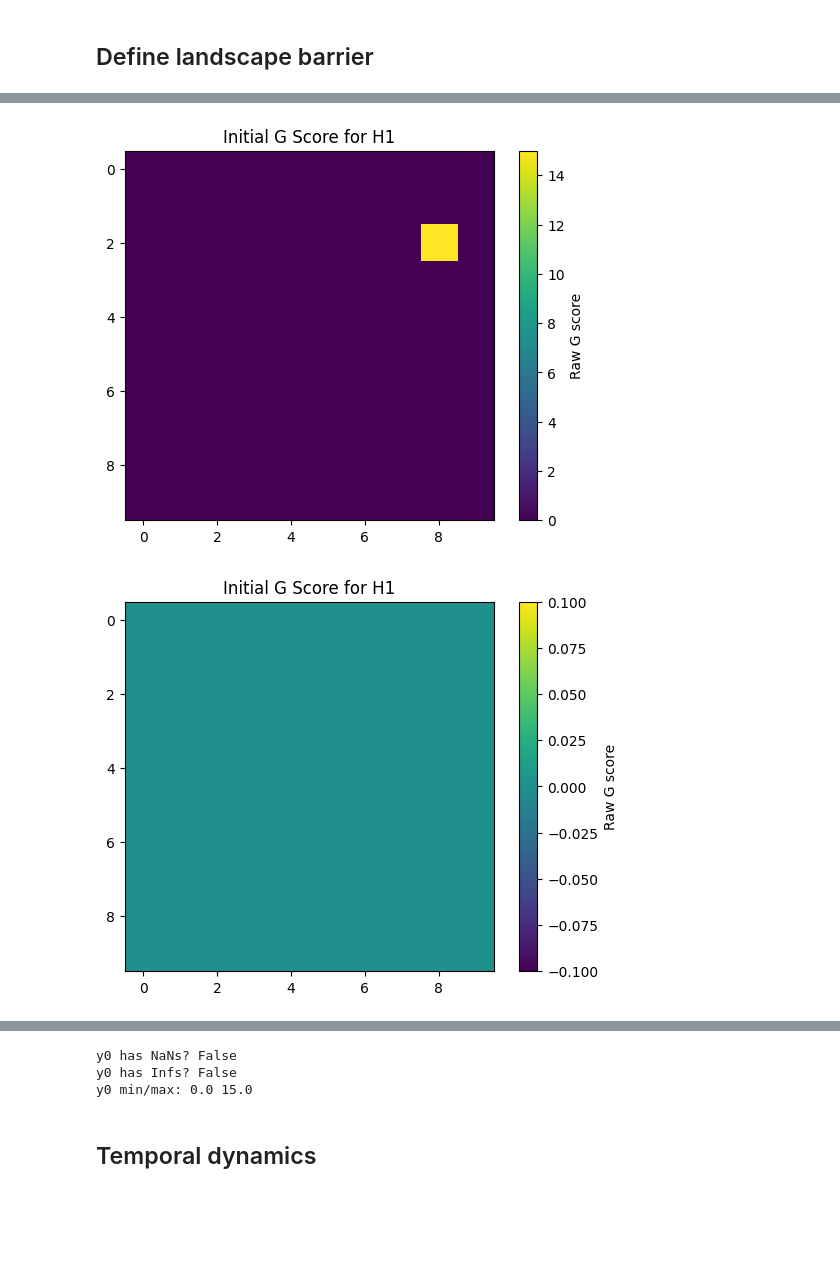
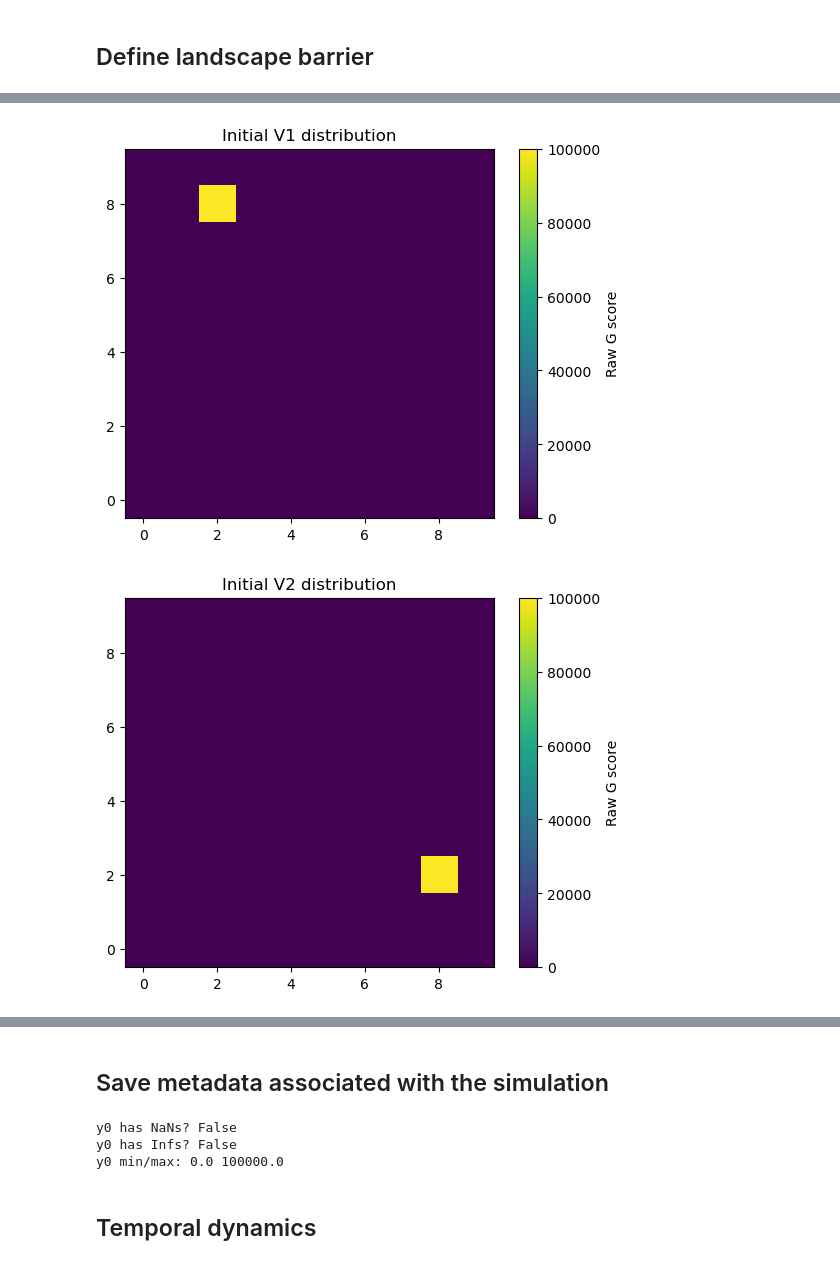
Before and after one commit to RachelDbrg/Chp2, a Jupyter notebook: Main.ipynb, the cells around one changed output, grey strips where cells are left out. Saved outputs shown, nothing was run; the diff lists cells and outputs as text; code cells hidden in the pictures; blank space fills up the shorter version.

Commit message:
addition of the timestamps and the metadata logging

```diff
--- a/Main.ipynb
+++ b/Main.ipynb
@@ -17,7 +17,7 @@ from diffusion_fct import compute_norm_score_patch
 from intermediate import log_intermediates
 
 Nx, Ny, dx, dy, dt, Nt, Lx, Ly = initialize_spatial_parms()
-V1, V2, H1, H2, P, k_V1, k_V2, mask_V2 = initial_sp_distribution(Nx, Ny)
+V1, V2, H1, H2, P, k_V1, k_V2, mask_V2, mask_V1 = initial_sp_distribution(Nx, Ny)
 u_croiss, v_croiss, k_U_val, k_V_norm, k_U_max = initialize_veg_parms()
 
 rho_H1, a_H2, a_H1, h_V2H2, e_V1, e_V2, h_V1H1, h_V2H1, h_V1H2, mu_H2, mu_H1, epsi_AJ, chi_H2, chi_H1, k_H2, k_H1, a_PH2, a_PH1, h_PH1, h_PH2, mu_P, phi_P, h_P, chi_P, epsi_H1H2 = initialize_animal_parms(k_U_val, k_V_norm, k_U_max)
@@ -68,27 +65,50 @@ plot_species_distribution(barrier_mask, Lx, Ly, species_name='Barrier')
 # %%
 score_G_H2, norm_score_G_H2 = compute_norm_score_patch(
     alpha_H2H2, H2,
     alpha_H2V1, V1,
     alpha_H2V2, V2,
     alpha_PH2, P
 )
 
+score_G_H1, norm_score_G_H1 = compute_norm_score_patch(
+    alpha_H1H1, H1,
+    alpha_H1V1, V1,
+    alpha_H1V2, V2,
+    alpha_PH2, P
+)
+
 import matplotlib.pyplot as plt
 
-plt.imshow(V2, cmap='viridis')
+plt.imshow(V1, cmap='viridis', origin='lower')
+plt.colorbar(label='Raw G score')
+plt.title('Initial V1 distribution')
+plt.show()
+
+
+plt.imshow(V2, cmap='viridis', origin='lower')
+plt.colorbar(label='Raw G score')
+plt.title('Initial V2 distribution')
+plt.show()
+
+plt.imshow(score_G_H2, cmap='viridis', origin='lower')
+plt.colorbar(label='Raw G score')
+plt.title('Initial G Score for H2')
+plt.show()
+
+plt.imshow(score_G_H1, cmap='viridis', origin='lower')
 plt.colorbar(label='Raw G score')
 plt.title('Initial G Score for H1')
 plt.show()
 
-plt.imshow(score_G_H2, cmap='viridis')
-plt.colorbar(label='Raw G score')
-plt.title('Initial G Score for H1')
+plt.imshow(norm_score_G_H2, cmap='plasma', origin='lower')
+plt.colorbar(label='Normalized G score')
+plt.title('Normalized G Score for H2')
 plt.show()
 
-plt.imshow(norm_score_G_H2, cmap='plasma')
+plt.imshow(norm_score_G_H1, cmap='plasma', origin='lower')
 plt.colorbar(label='Normalized G score')
 plt.title('Normalized G Score for H1')
 plt.show()
 # %% [output]
-[figure, old version]
+[figure, new version]
-[figure, old version]
+[figure, new version]
@@ -188,2 +221,4 @@ def system_rhs(t, y, Nx, Ny, dx, dy, params, mask_V2, log_fn=None):
 
     return flatten_fields(dV1dt, dV2dt, dH1dt, dH2dt, dPdt)
+# %% [markdown]
+## Save metadata associated with the simulation
@@ -226,15 +290,20 @@ params = {
 # 4. Initialize logs BEFORE defining the function
 logged_score_G_H2 = []
 logged_Dm_eff_H2 = []
+logged_score_G_H1 = []
+logged_Dm_eff_H1 = []
+
 
 # 5. Define the logging function
 def log_intermediates(t, score_G, Dm_eff):
     logged_score_G_H2.append((t, score_G.copy()))
     logged_Dm_eff_H2.append((t, Dm_eff.copy()))
+    logged_score_G_H1.append((t, score_G.copy()))
+    logged_Dm_eff_H1.append((t, Dm_eff.copy()))
 
 # 6. Call solver and pass log function
 sol = solve_ivp(
-    fun=lambda t, y: system_rhs(t, y, Nx, Ny, dx, dy, params, mask_V2, log_fn=log_intermediates),
+    fun=lambda t, y: system_rhs(t, y, Nx, Ny, dx, dy, params, mask_V2, mask_V1, log_fn=log_intermediates),
     t_span=t_span,
     y0=y0,
     t_eval=t_eval,
@@ -243,7 +312,7 @@ sol = solve_ivp(
 # %% [output]
 y0 has NaNs? False
 y0 has Infs? False
-y0 min/max: 0.0 15.0
+y0 min/max: 0.0 100000.0
 # %%
 import numpy as np
 
```
Also changed, not shown: parts of 18 cells of this notebook.
